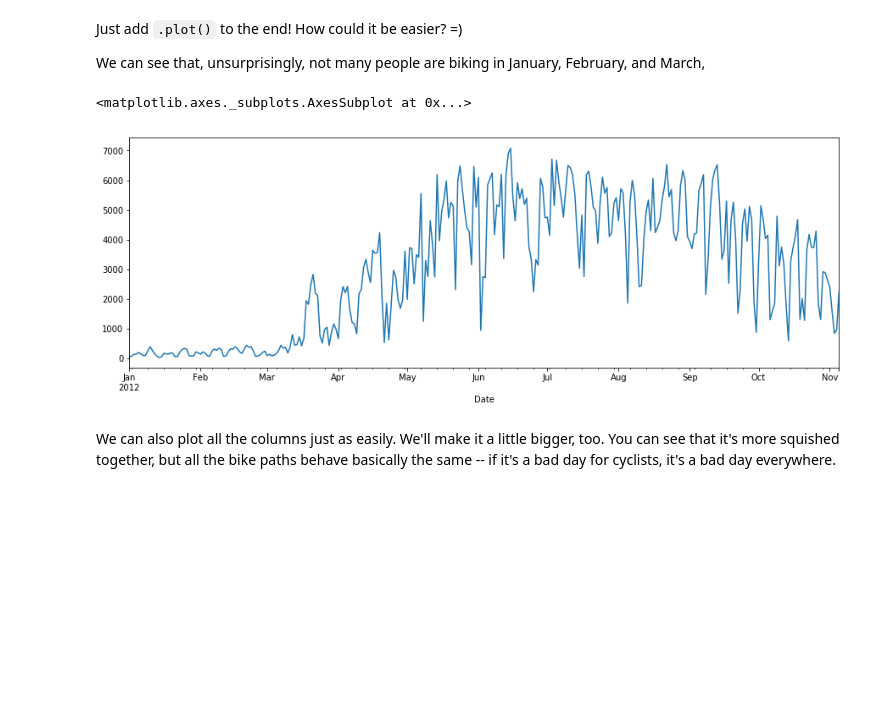
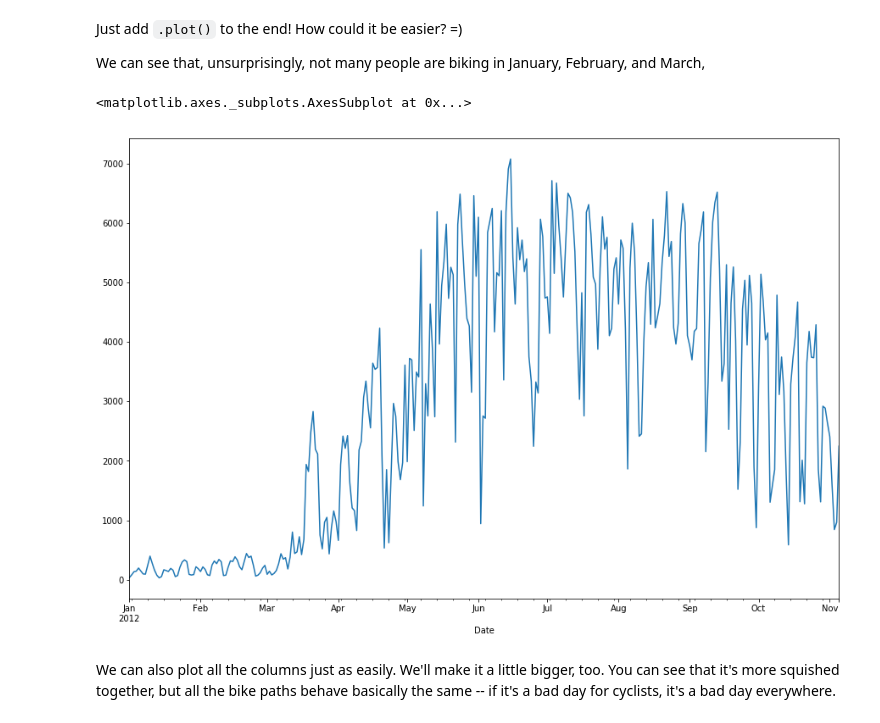
Before and after one commit to jpierel14/USC_PythonCourse_2019, a Jupyter notebook: Day_2/Python Core.ipynb, the cells around one changed output. Drawn from its saved outputs; the diff is of its cells as text; code cells hidden in the pictures; blank space fills up the shorter version.

```diff
--- a/Day_2/Python Core.ipynb
+++ b/Day_2/Python Core.ipynb
@@ -229,10 +238,10 @@ Just add `.plot()` to the end! How could it be easier? =)
 
 We can see that, unsurprisingly, not many people are biking in January, February, and March,
 # %%
-fixed_df['Berri 1'].plot()
+fixed_df['Berri 1'].plot(figsize=(15,10))
 # %% [output]
 <matplotlib.axes._subplots.AxesSubplot at 0x...>
-[figure, old version]
+[figure, new version]
 # %% [markdown]
 We can also plot all the columns just as easily. We'll make it a little bigger, too.
 You can see that it's more squished together, but all the bike paths behave basically the same -- if it's a bad day for cyclists, it's a bad day everywhere.
```
Also changed, not shown: parts of 9 cells of this notebook.
